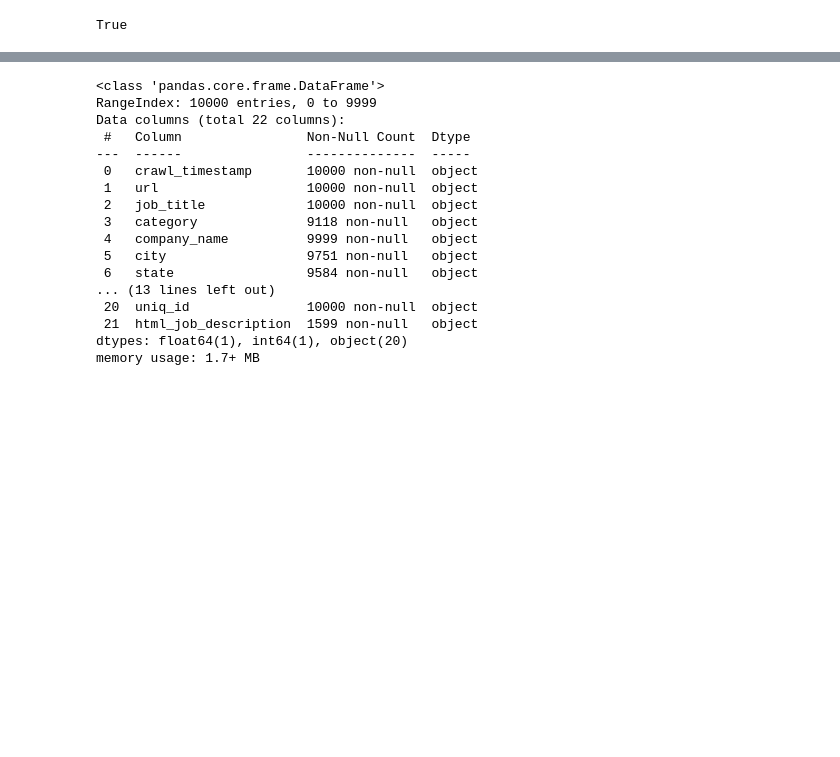
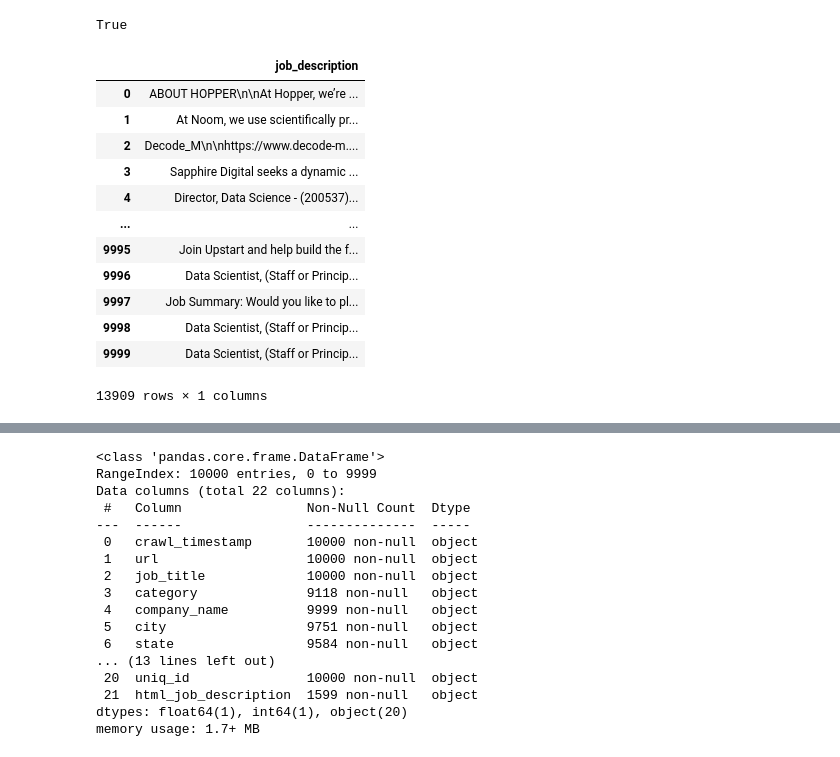
Before and after one commit to Cing2/2AMD20_knowledge, a Jupyter notebook: analysis/jop_postings.ipynb, the cells around one changed output, grey strips where cells are left out. Cells and saved outputs as stored; diff of their text form; code cells hidden in the pictures; blank space fills up the shorter version.

```diff
--- a/analysis/jop_postings.ipynb
+++ b/analysis/jop_postings.ipynb
@@ -32,6 +32,22 @@ nltk.download('averaged_perceptron_tagger')
 [nltk_data]   Package averaged_perceptron_tagger is already up-to-
 [nltk_data]       date!
 True
+# %%
+df_datascientist
+# %% [output]
+|  | job_description |
+| 0 | ABOUT HOPPER\n\nAt Hopper, we’re ... |
+| 1 | At Noom, we use scientifically pr... |
+| 2 | Decode_M\n\nhttps://www.decode-m.... |
+| 3 | Sapphire Digital seeks a dynamic ... |
+| 4 | Director, Data Science - (200537)... |
+| ... | ... |
+| 9995 | Join Upstart and help build the f... |
+| 9996 | Data Scientist, (Staff or Princip... |
+| 9997 | Job Summary: Would you like to pl... |
+| 9998 | Data Scientist, (Staff or Princip... |
+| 9999 | Data Scientist, (Staff or Princip... |
+13909 rows × 1 columns
 # %%
 df_scientist_us_jobs = pd.read_csv('../data/data_scientist_united_states_job_postings_jobspikr.csv')
 df_scientist_us_jobs.head()
```
Also changed, not shown: parts of 7 cells of this notebook, 4 other files.
